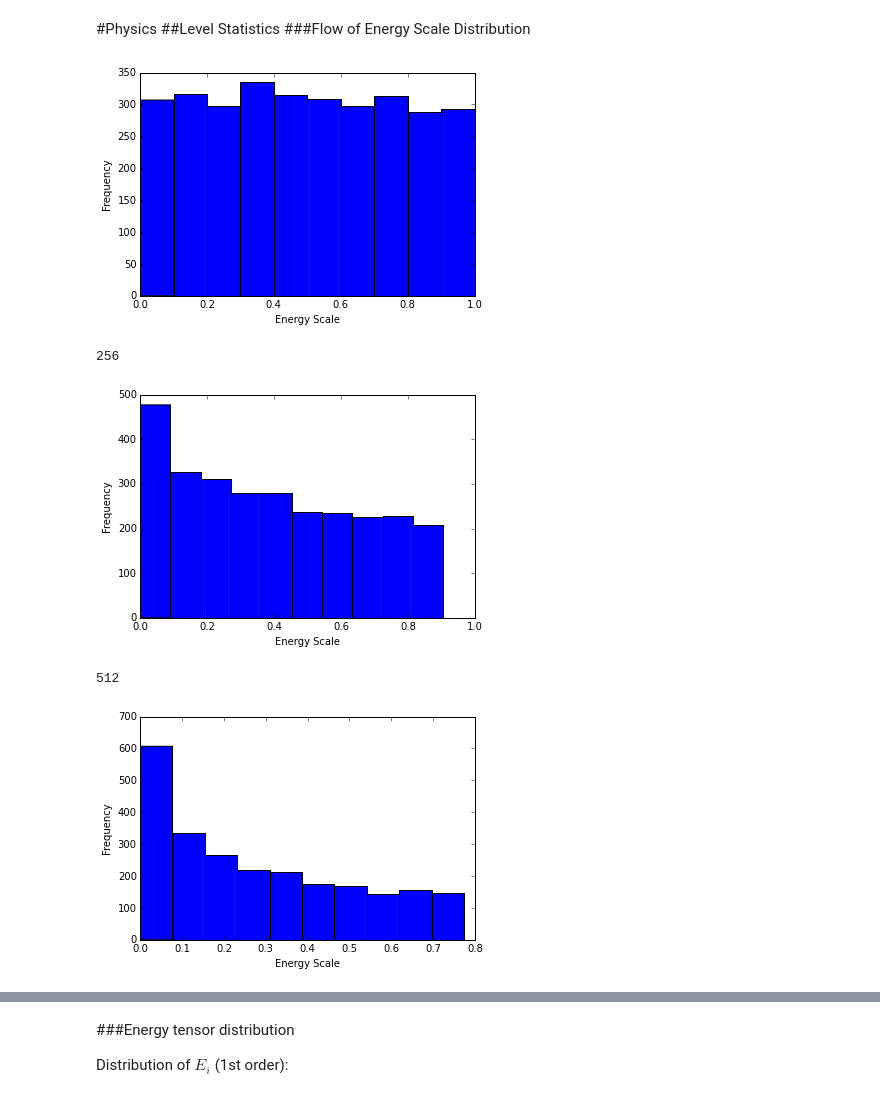
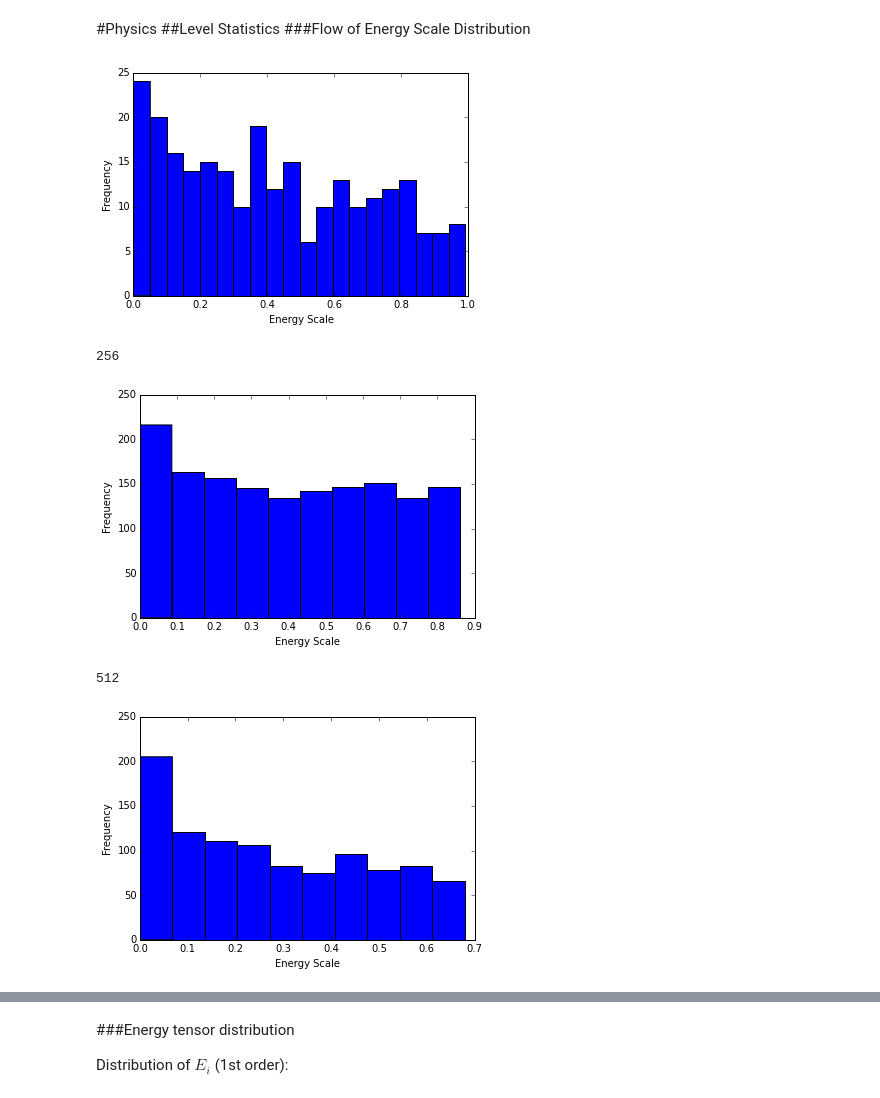
Before and after one commit to EverettYou/SBRG, a Jupyter notebook: SBRG.ipynb, the cells around one changed output, grey strips where cells are left out. Cells and saved outputs as stored; diff of their text form; code cells hidden in the pictures.

Commit message:
E Statistics data collected
A section to collect E tensor level statistics

```diff
--- a/SBRG.ipynb
+++ b/SBRG.ipynb
@@ -239,6 +239,7 @@ class SBRG:
         self.tau_bits = 0 # number of tau bits that has been discovered
         self.H = deepcopy(model['H']) # physical Hamiltonian
         self.Heff = [] # effective Hamiltonian
+        self.gates = [] # Clifford gates collected along the way
     """ one RG step forward """
     def next_step(self):
         i_now = self.tau_bits
@@ -251,6 +252,7 @@ class SBRG:
         min_scale = abs(h0*self.tol)
          # diagonalize the leading term
         Us = find_rotation(mat_H0, i_now)
+        self.gates.append(Us)
         # perform unitary transforms to the whole Hamiltonian
         unitary_transform(Us, H_UV)
         # and mark out diag and offdiag terms
@@ -360,34 +382,37 @@ def load(filename):
 %matplotlib inline
 import matplotlib.pyplot as plt
 def hist_plot(data):
-    plt.hist(data)
-    plt.xlabel("Energy Scale")
-    plt.ylabel("Frequency")
-    plt.show()
+    if len(data) > 1:
+        plt.hist(data, 30)
+        plt.xlabel("Energy Scale")
+        plt.ylabel("Frequency")
+        plt.show()
+    else:
+        print('hist_plot: input has only one data point.')
 # %% [markdown]
 #Physics
 ##Level Statistics
 ###Flow of Energy Scale Distribution
 # %%
-model = TFIsing(1024, J=1,K=1,h=1,alpha_J=1.,alpha_K=1.,alpha_h=1.)
+model = TFIsing(128, J=1,K=0,h=1,alpha_J=0.75,alpha_K=0.2,alpha_h=0.75)
 system = SBRG(model)
 hist_plot([abs(val) for (mat, val) in system.H])
 # %% [output]
-[figure, old version]
+[figure, new version]
 # %%
 system.flow(256)
 print(system.tau_bits)
 hist_plot([abs(val) for (mat, val) in system.H])
 # %% [output]
 256
-[figure, old version]
+[figure, new version]
 # %%
 system.flow(256)
 print(system.tau_bits)
 hist_plot([abs(val) for (mat, val) in system.H])
 # %% [output]
 512
-[figure, old version]
+[figure, new version]
 # %%
 system.flow(256)
 print(system.tau_bits)
```
Also changed, not shown: parts of 13 cells of this notebook.
